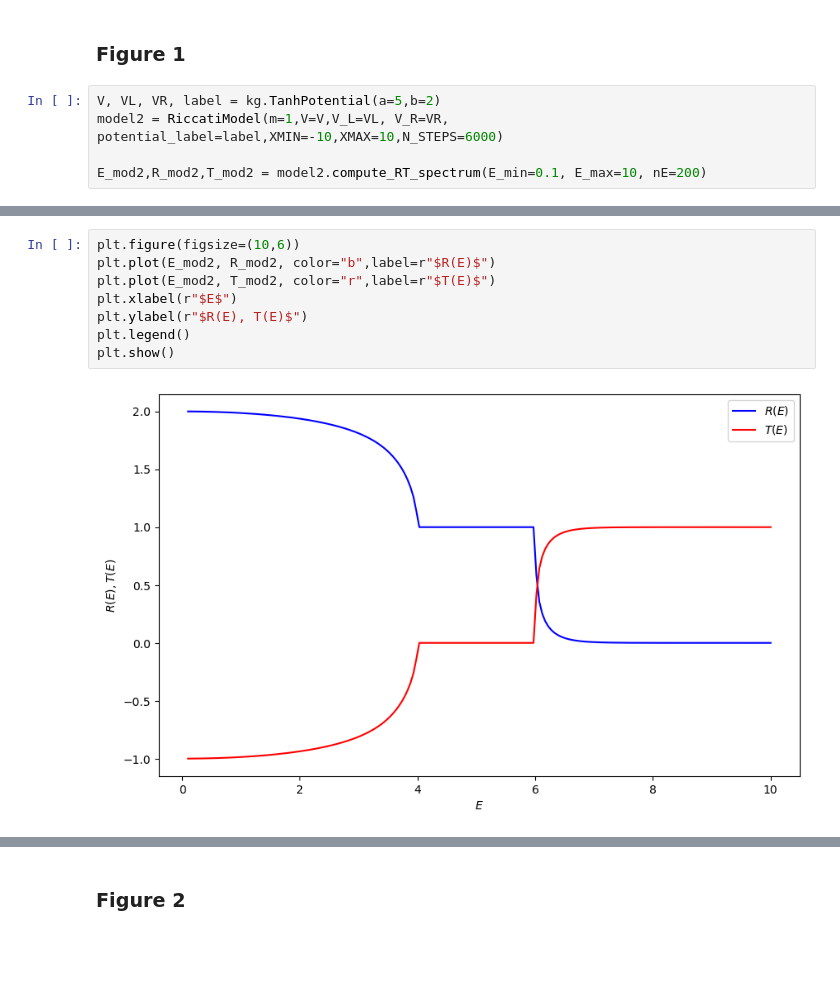
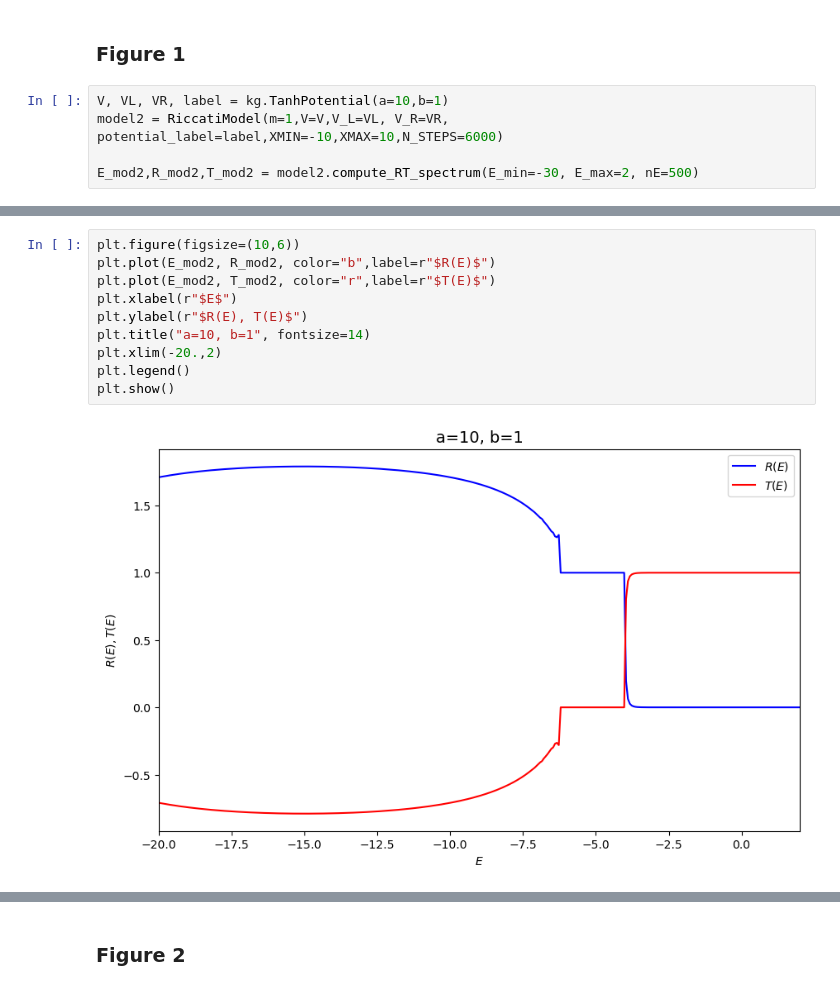
Before and after one commit to AnyelTars/RelativisticQuantumMechanics, a Jupyter notebook: KGsolver/notebooks/examples.ipynb, the cells around one changed output, grey strips where cells are left out. Drawn from its saved outputs; the diff is of its cells as text; blank space fills up the shorter version.

```diff
--- a/KGsolver/notebooks/examples.ipynb
+++ b/KGsolver/notebooks/examples.ipynb
@@ -26,7 +74,7 @@ plt.show()
 # %% [markdown]
 ### Figure 1
 # %%
-V, VL, VR, label = kg.TanhPotential(a=5,b=2)
+V, VL, VR, label = kg.TanhPotential(a=10,b=1)
 model2 = RiccatiModel(m=1,V=V,V_L=VL, V_R=VR, potential_label=label,XMIN=-10,XMAX=10,N_STEPS=6000)
 
-E_mod2,R_mod2,T_mod2 = model2.compute_RT_spectrum(E_min=0.1, E_max=10, nE=200)
+E_mod2,R_mod2,T_mod2 = model2.compute_RT_spectrum(E_min=-30, E_max=2, nE=500)
@@ -33,10 +85,12 @@ E_mod2,R_mod2,T_mod2 = model2.compute_RT_spectrum(E_min=0.1, E_max=10, nE=200)
 # %%
 plt.figure(figsize=(10,6))
 plt.plot(E_mod2, R_mod2, color="b",label=r"$R(E)$")
 plt.plot(E_mod2, T_mod2, color="r",label=r"$T(E)$")
 plt.xlabel(r"$E$")
 plt.ylabel(r"$R(E), T(E)$")
+plt.title("a=10, b=1", fontsize=14)
+plt.xlim(-20.,2)
 plt.legend()
 plt.show()
 # %% [output]
-[figure, old version]
+[figure, new version]
```
Also changed, not shown: parts of 9 cells of this notebook.
